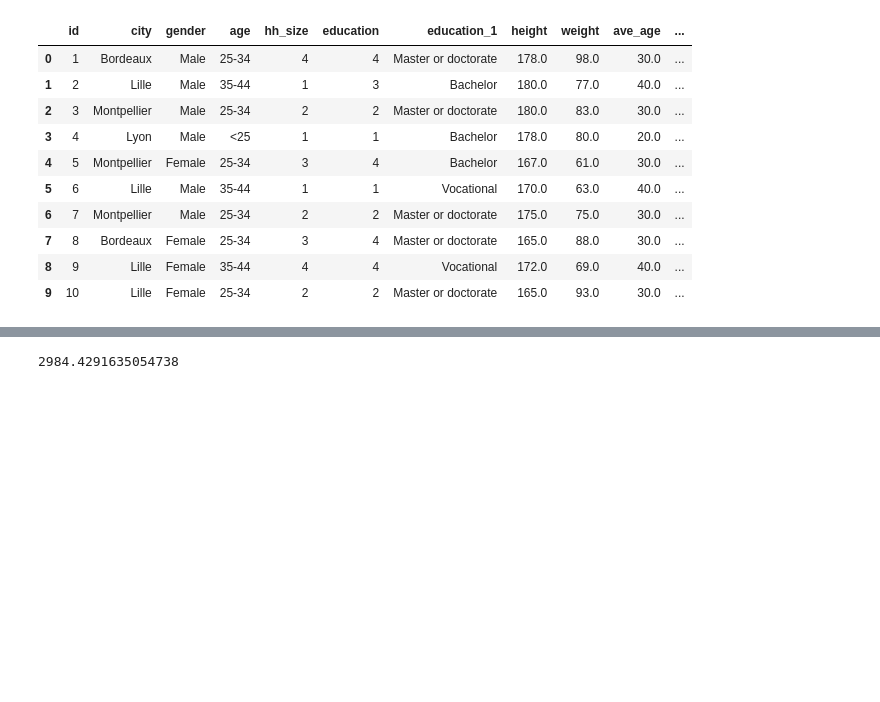
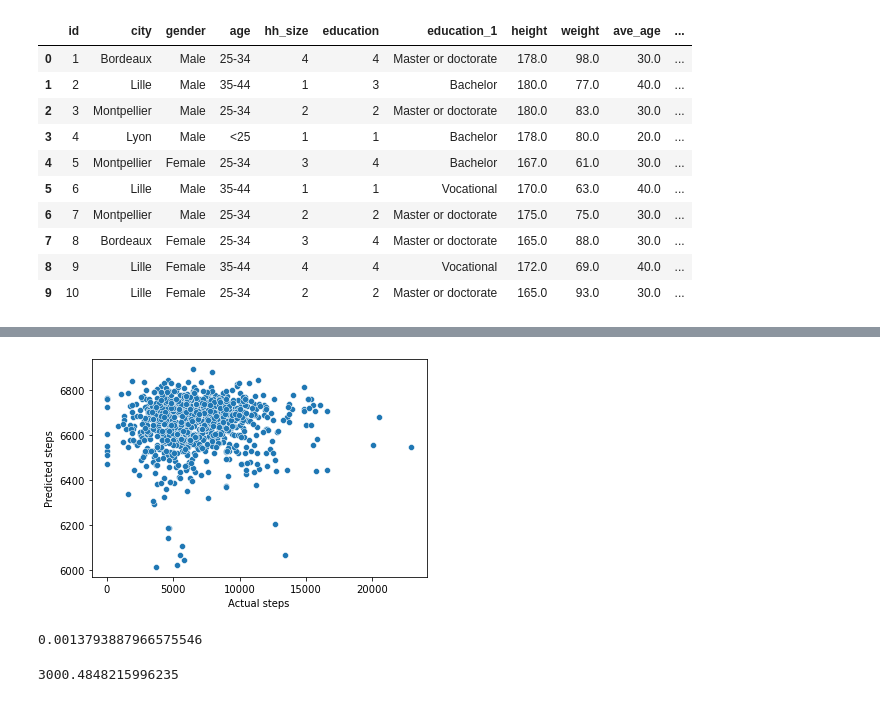
Before and after one commit to sjerrietukkel/fitbit_predictive, a Jupyter notebook: linear-regression.ipynb, the cells around one changed output, grey strips where cells are left out. Drawn from its saved outputs; the diff is of its cells as text; code cells hidden in the pictures; blank space fills up the shorter version.

```diff
--- a/linear-regression.ipynb
+++ b/linear-regression.ipynb
@@ -245,4 +219,13 @@ df_sub.head(10)
+# %%
+sns.scatterplot(x='mspp',y='mspp_p',data=df_sub)
+plt.ticklabel_format(style='plain', axis='y')
+plt.ticklabel_format(style='plain', axis='x')
+plt.xlabel('Actual steps')
+plt.ylabel('Predicted steps')
+plt.show()
+# %% [output]
+[figure, added]
 # %%
-math.sqrt(mean_squared_error(y_test, y_test_p)) #this gives the model fit (R2) for the Y and predicted Y
+r2_score(df_sub['mspp'], df_sub['mspp_p']) #this gives the model fit (R2) for the Y and predicted Y
 # %% [output]
-2984.4291635054738
+0.0013793887966575546
@@ -250,0 +232,4 @@ x_train, x_test, y_train, y_test = train_test_split(x, y, test_size = 0.3, rando
+# %%
+math.sqrt(mean_squared_error(df_sub['mspp'], df_sub['mspp_p'])) #this gives the model fit (R2) for the Y and predicted Y #this gives the model fit (R2) for the Y and predicted Y
+# %% [output]
+3000.4848215996235
```
Also changed, not shown: parts of 5 cells of this notebook, 2 other files.
